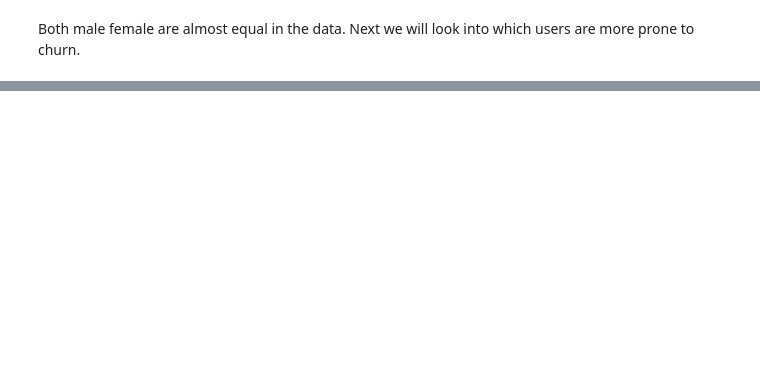
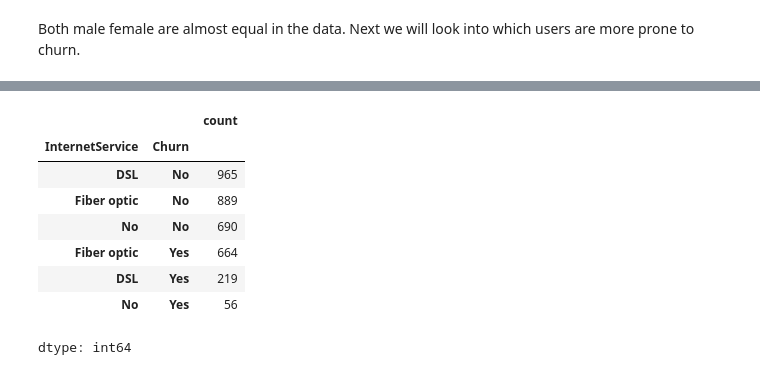
Before and after one commit to Saptaparnineogi/Customer-Churn-Risk-Assessment-and-Retention-Analytics, a Jupyter notebook: Telcom_Customer_Churn_Prediction.ipynb, the cells around one changed output, grey strips where cells are left out. Cells and saved outputs as stored; diff of their text form; code cells hidden in the pictures; blank space fills up the shorter version.

```diff
--- a/Telcom_Customer_Churn_Prediction.ipynb
+++ b/Telcom_Customer_Churn_Prediction.ipynb
@@ -215,0 +276,12 @@ Form the pie chart we see thereis negligible difference in customer percentage w
+# %%
+churn_df[churn_df["gender"]=="Female"][["InternetService", "Churn"]].value_counts()
+# %% [output]
+|  |  | count |
+| InternetService | Churn |  |
+| DSL | No | 965 |
+| Fiber optic | No | 889 |
+| No | No | 690 |
+| Fiber optic | Yes | 664 |
+| DSL | Yes | 219 |
+| No | Yes | 56 |
+dtype: int64
```
Also changed, not shown: parts of 31 cells of this notebook.
